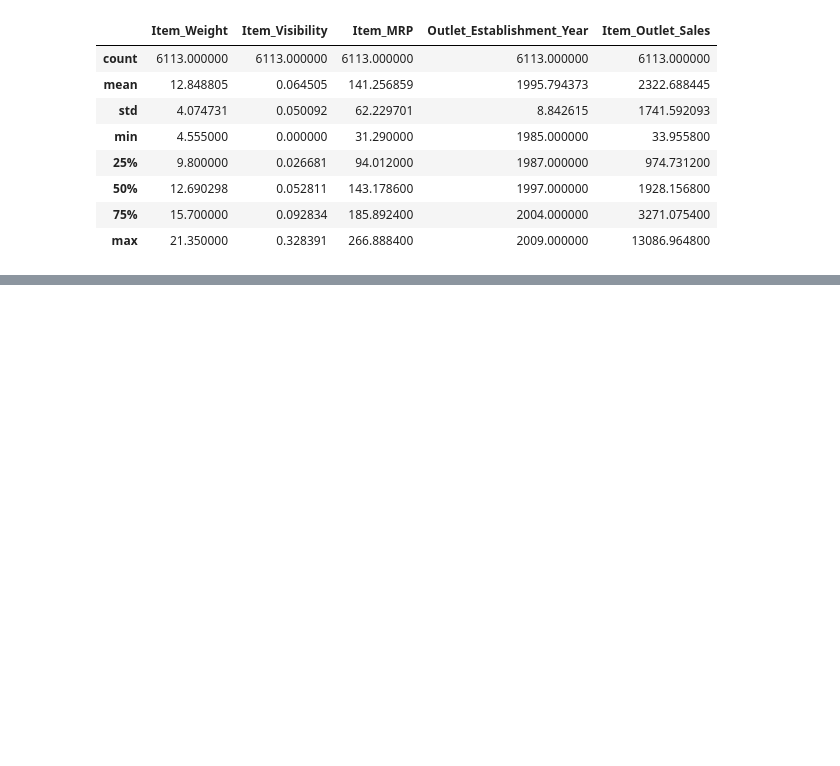
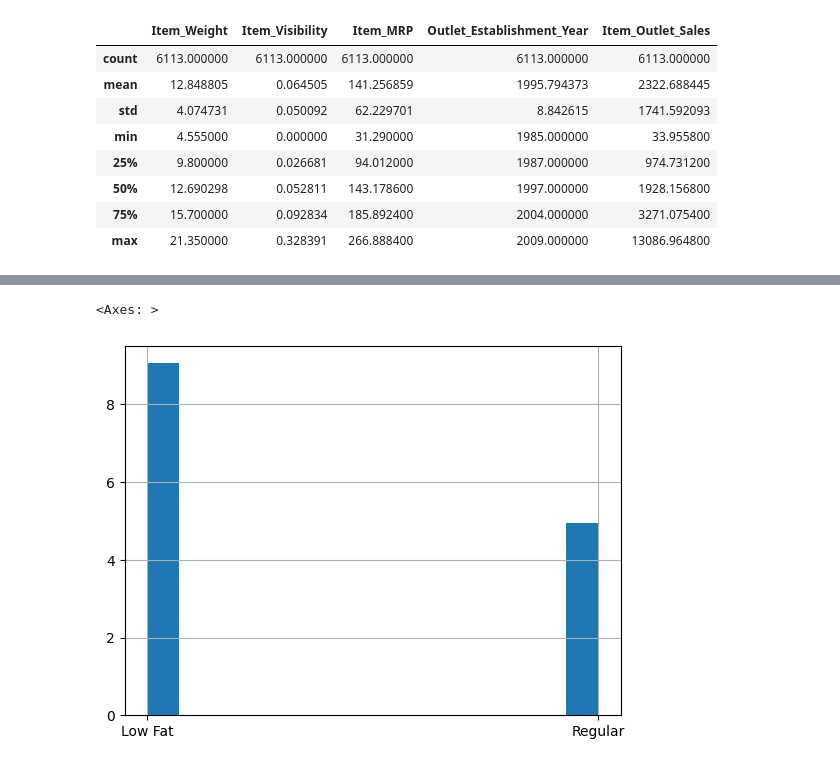
Before and after one commit to medayoubaziz/sales-predictions, a Jupyter notebook: sales_predictions.ipynb, the cells around one changed output, grey strips where cells are left out. Cells and saved outputs as stored; diff of their text form; code cells hidden in the pictures; blank space fills up the shorter version.

```diff
--- a/sales_predictions.ipynb
+++ b/sales_predictions.ipynb
@@ -231,0 +262,5 @@ df[num_columns.index].describe()
+# %%
+df['Item_Fat_Content'].hist(bins='auto', density=True)
+# %% [output]
+<Axes: >
+[figure, added]
```
Also changed, not shown: parts of 6 cells of this notebook.
